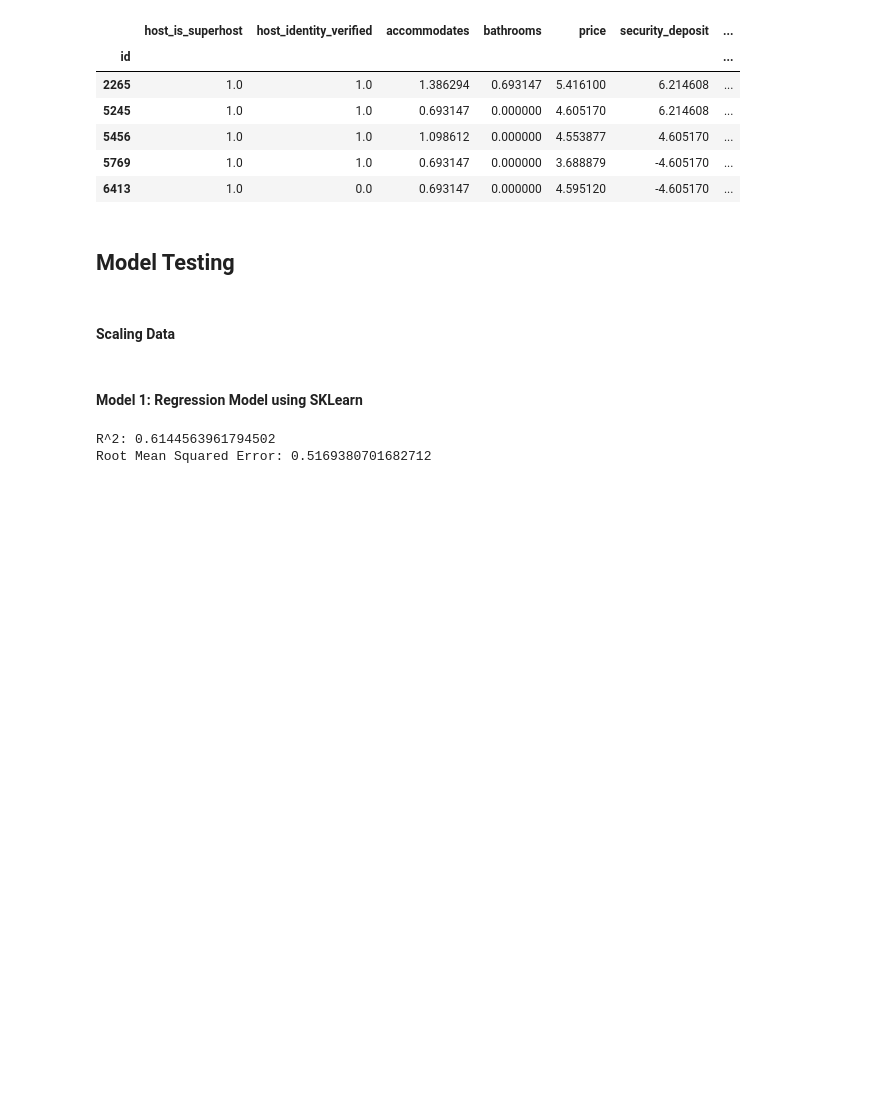
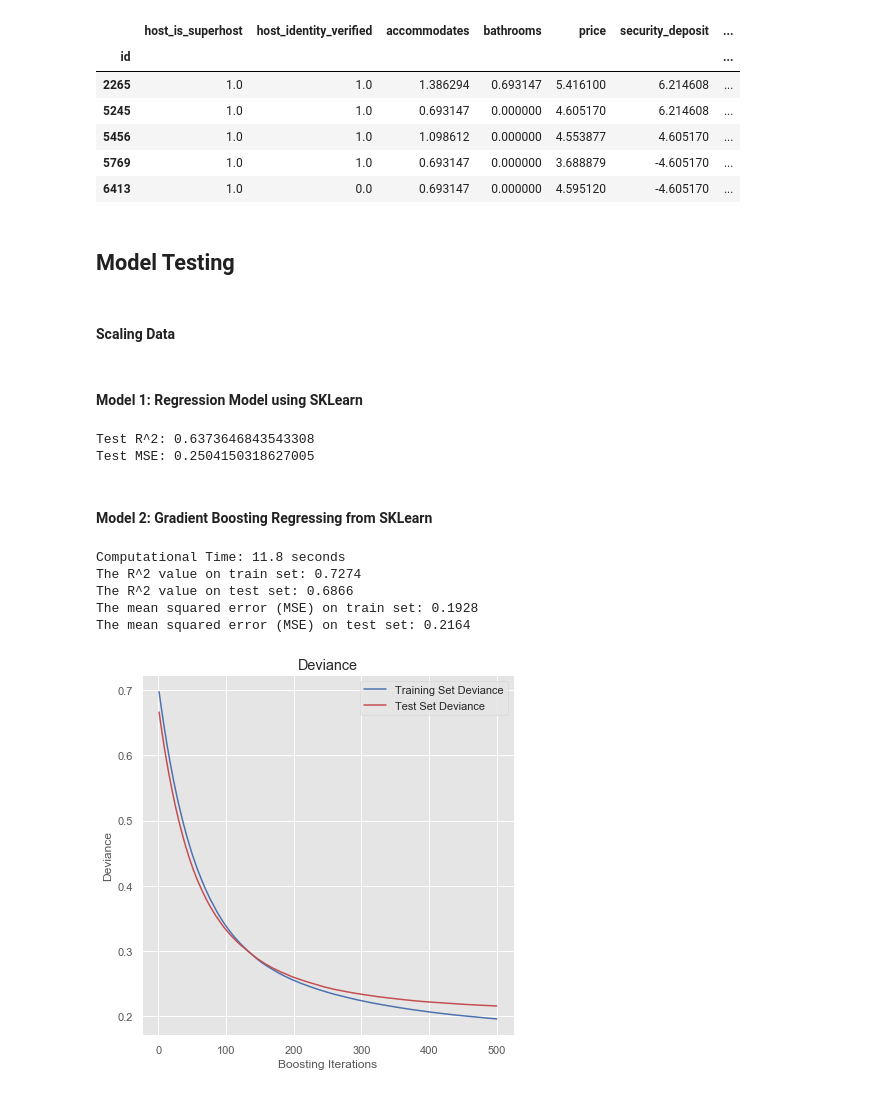
Before and after one commit to Z-Palamara/Capstone_1, a Jupyter notebook: Capstone 1- Data Cleaning and EDA.ipynb, the cells around one changed output. Drawn from its saved outputs; the diff is of its cells as text; code cells hidden in the pictures; blank space fills up the shorter version.

```diff
--- a/Capstone 1- Data Cleaning and EDA.ipynb
+++ b/Capstone 1- Data Cleaning and EDA.ipynb
@@ -2107,15 +2108,70 @@ X = pd.DataFrame(scaler.fit_transform(X), columns=list(X.columns))
 #### Model 1: Regression Model using SKLearn
 # %%
 # Setting up and shuffling the data
-X_train, X_test, y_train, y_test = train_test_split(X, y, test_size=0.3, random_state = 123)
+X_train, X_test, y_train, y_test = train_test_split(X, y, test_size=0.3, random_state = 13)
 
 lr = LinearRegression()
 lr.fit(X_train, y_train)
+# y_train = lr.predict(X_train)
 y_pred = lr.predict(X_test)
 
-print("R^2: {}".format(lr.score(X_test, y_test)))
-rmse = np.sqrt(mean_squared_error(y_test, y_pred))
-print("Root Mean Squared Error: {}".format(rmse))
+print("Test R^2: {}".format(lr.score(X_test, y_test)))
+
+rmse_test = mean_squared_error(y_test, y_pred)
+
+print("Test MSE: {}".format(rmse_test))
 # %% [output]
-R^2: 0.6144563961794502
-Root Mean Squared Error: 0.5169380701682712
+Test R^2: 0.6373646843543308
+Test MSE: 0.2504150318627005
+# %% [markdown]
+#### Model 2: Gradient Boosting Regressing from SKLearn
+# %%
+X_train, X_test, y_train, y_test = train_test_split(
+    X, y, test_size=0.1, random_state=13)
+
+params = {'n_estimators': 500,
+          'max_depth': 4,
+          'min_samples_split': 5,
+          'learning_rate': 0.01,
+          'loss': 'ls'}
+# %%
+gbr_SK_start = time.time()
+
+reg = ensemble.GradientBoostingRegressor(**params)
+reg.fit(X_train, y_train)
+
+gbr_SK_end = time.time()
+
+mse_train = mean_squared_error(y_train, reg.predict(X_train))
+mse_test = mean_squared_error(y_test, reg.predict(X_test))
+
+print(f"Computational Time: {round((gbr_SK_end - gbr_SK_start),1)} seconds")
+print("The R^2 value on train set: {:.4f}".format(reg.score(X_train, y_train)))
+print("The R^2 value on test set: {:.4f}".format(reg.score(X_test, y_test)))
+print("The mean squared error (MSE) on train set: {:.4f}".format(mse_train))
+print("The mean squared error (MSE) on test set: {:.4f}".format(mse_test))
+# %% [output]
+Computational Time: 11.8 seconds
+The R^2 value on train set: 0.7274
+The R^2 value on test set: 0.6866
+The mean squared error (MSE) on train set: 0.1928
+The mean squared error (MSE) on test set: 0.2164
+# %%
+test_score = np.zeros((params['n_estimators'],), dtype=np.float64)
+for i, y_pred in enumerate(reg.staged_predict(X_test)):
+    test_score[i] = reg.loss_(y_test, y_pred)
+
+fig = plt.figure(figsize=(6, 6))
+plt.subplot(1, 1, 1)
+plt.title('Deviance')
+plt.plot(np.arange(params['n_estimators']) + 1, reg.train_score_, 'b-',
+         label='Training Set Deviance')
+plt.plot(np.arange(params['n_estimators']) + 1, test_score, 'r-',
+         label='Test Set Deviance')
+plt.legend(loc='upper right')
+plt.xlabel('Boosting Iterations')
+plt.ylabel('Deviance')
+fig.tight_layout()
+plt.show()
+# %% [output]
+[figure, added]
```
Also changed, not shown: parts of 25 cells of this notebook.
